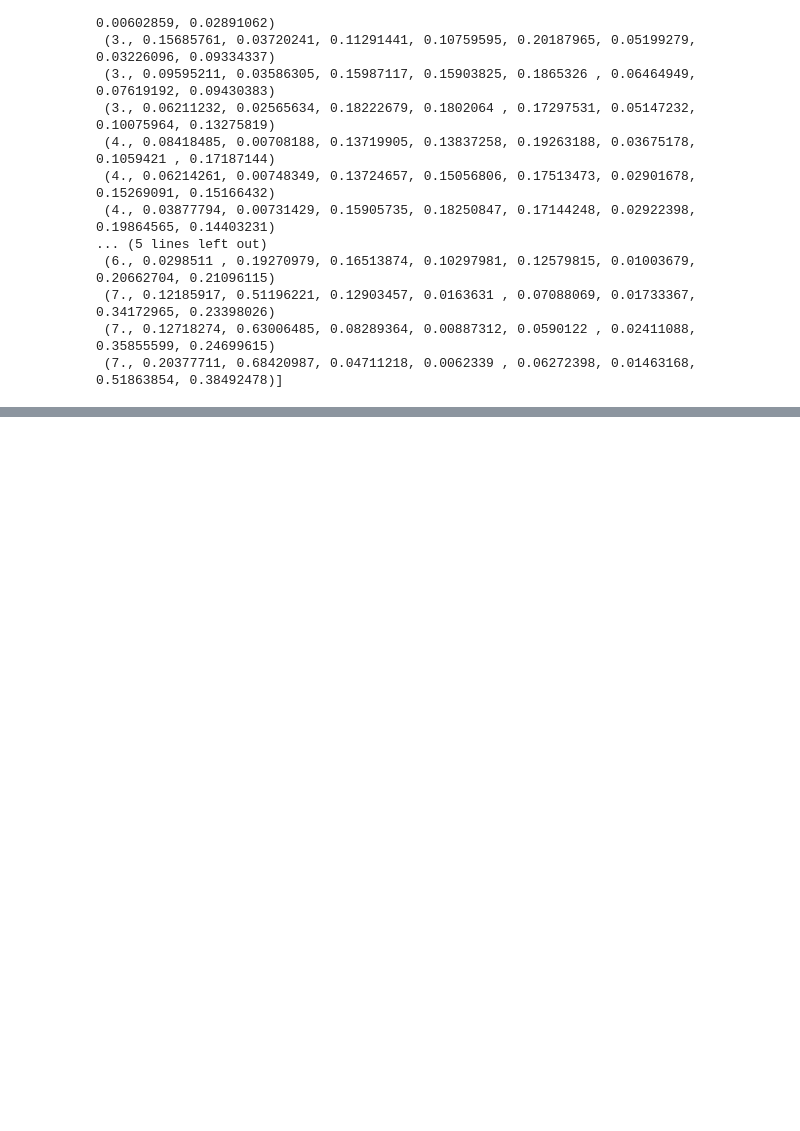
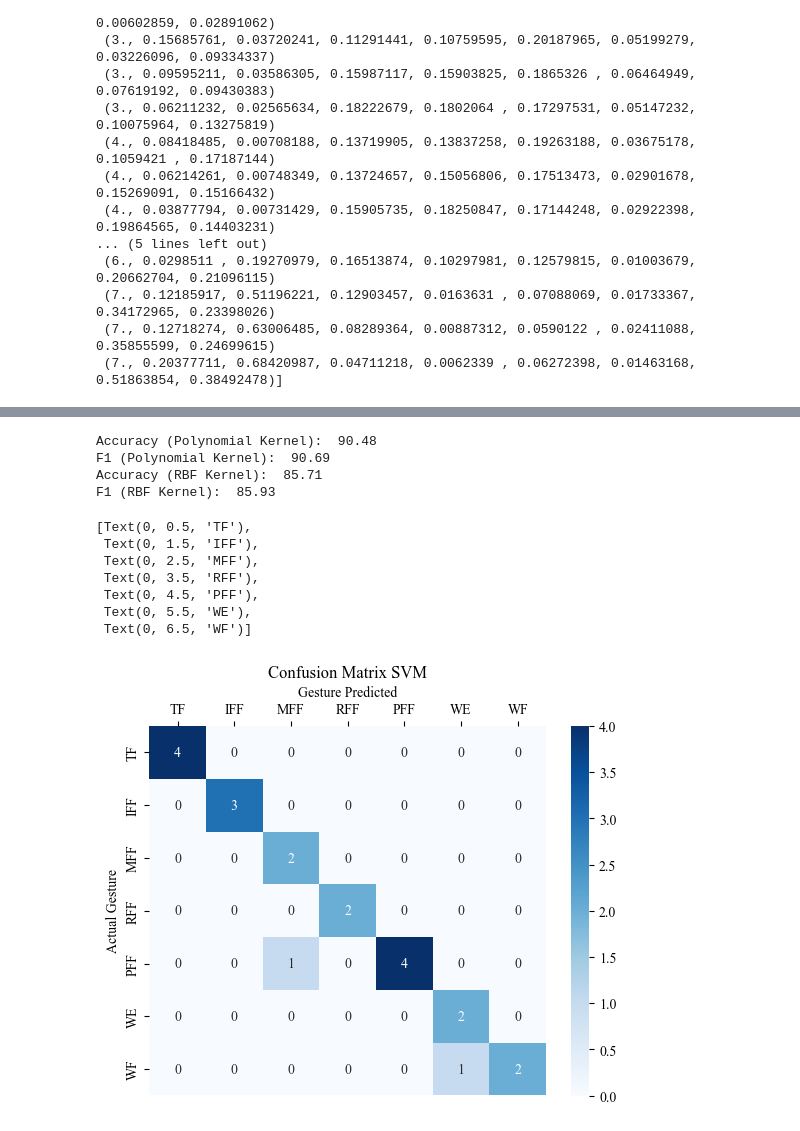
Before and after one commit to sofiahernandezp/code, a Jupyter notebook: mindrove_test/plot_emg.ipynb, the cells around one changed output, grey strips where cells are left out. Drawn from its saved outputs; the diff is of its cells as text; code cells hidden in the pictures; blank space fills up the shorter version.

```diff
--- a/mindrove_test/plot_emg.ipynb
+++ b/mindrove_test/plot_emg.ipynb
@@ -761,0 +793,59 @@ np.savetxt("SUB5SSI.csv", indtask, delimiter=",")
+# %%
+#SVM CON MEAN ABS VALUE
+import pandas as pd
+datasvm = pd.read_csv("data/EMG/ALLABS12345.csv")
+from sklearn import svm, datasets
+import sklearn.model_selection as model_selection
+from sklearn.metrics import accuracy_score
+from sklearn.metrics import f1_score
+#from sklearn.metrics import precision_score
+X = datasvm.iloc[:,1:].values #features
+y = datasvm.iloc[:,0].values #labels
+X_train, X_test, y_train, y_test = model_selection.train_test_split(X, y, train_size=0.80, test_size=0.20, random_state=47)
+rbf = svm.SVC(kernel='rbf', gamma=0.85, C=4).fit(X_train, y_train)
+poly = svm.SVC(kernel='poly', degree=3, C=4).fit(X_train, y_train)
+poly_pred = poly.predict(X_test)
+rbf_pred = rbf.predict(X_test)
+poly_accuracy = accuracy_score(y_test, poly_pred)
+poly_f1 = f1_score(y_test, poly_pred, average='weighted')
+print('Accuracy (Polynomial Kernel): ', "%.2f" % (poly_accuracy*100))
+print('F1 (Polynomial Kernel): ', "%.2f" % (poly_f1*100))
+rbf_accuracy = accuracy_score(y_test, rbf_pred)
+rbf_f1 = f1_score(y_test, rbf_pred, average='weighted')
+print('Accuracy (RBF Kernel): ', "%.2f" % (rbf_accuracy*100))
+print('F1 (RBF Kernel): ', "%.2f" % (rbf_f1*100))
+# %% [output]
+Accuracy (Polynomial Kernel):  90.48
+F1 (Polynomial Kernel):  90.69
+Accuracy (RBF Kernel):  85.71
+F1 (RBF Kernel):  85.93
+# %%
+#CONFUSION MATRIX
+from sklearn.metrics import confusion_matrix
+import seaborn as sns
+
+# Generate the confusion matrix poly
+cmpoly= confusion_matrix(y_test, poly_pred)
+# Plot the confusion matrix as a heatmap
+ax = sns.heatmap(cmpoly, annot=True, cmap="Blues",fmt='g')
+ax.set_title('Confusion Matrix SVM')
+ax.set_xlabel('Gesture Predicted');ax.set_ylabel('Actual Gesture');
+ax.xaxis.set_label_position('top')
+ax.xaxis.set_ticklabels(['TF', 'IFF', 'MFF', 'RFF', 'PFF', 'WE', 'WF'])
+ax.xaxis.tick_top()
+ax.yaxis.set_ticklabels(['TF', 'IFF', 'MFF', 'RFF', 'PFF', 'WE', 'WF'])
+
+
+# Generate the confusion matrix rbf
+#cmrbf= confusion_matrix(y_test, rbf_pred)
+# Plot the confusion matrix as a heatmap
+#sns.heatmap(cmrbf, annot=True, cmap="Blues")
+# %% [output]
+[Text(0, 0.5, 'TF'),
+ Text(0, 1.5, 'IFF'),
+ Text(0, 2.5, 'MFF'),
+ Text(0, 3.5, 'RFF'),
+ Text(0, 4.5, 'PFF'),
+ Text(0, 5.5, 'WE'),
+ Text(0, 6.5, 'WF')]
+[figure, added]
```
Also changed, not shown: parts of 5 cells of this notebook.
